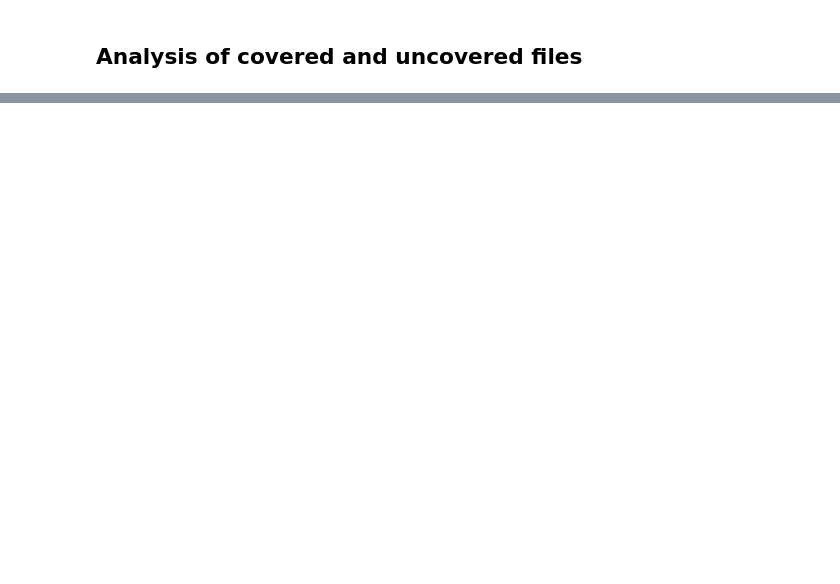
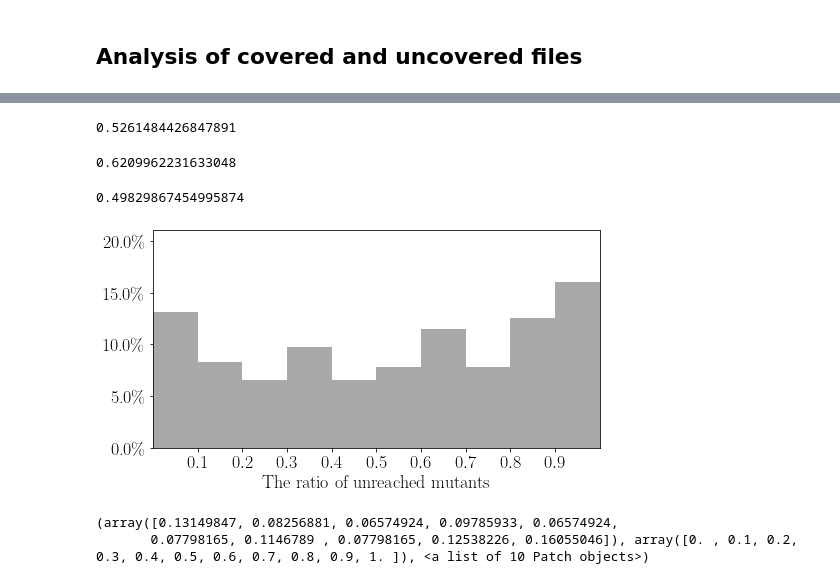
Before and after one commit to aaghamohammadi/PUMT, a Jupyter notebook: notebooks/analysis.ipynb, the cells around one changed output, grey strips where cells are left out. Saved outputs shown, nothing was run; the diff lists cells and outputs as text; code cells hidden in the pictures; blank space fills up the shorter version.

Commit message:
Add analysis notebook for creating distibution of unreached mutants

```diff
--- a/notebooks/analysis.ipynb
+++ b/notebooks/analysis.ipynb
@@ -226,0 +132,8 @@ all_df
+# %%
+li_test = []
+for file in test_files:
+    df = pd.read_csv(file)
+    df = df.replace('?',np.NaN)
+    df[df.columns[3:]] = df[df.columns[3:]].apply(pd.to_numeric)
+    df.dropna(inplace=True)
+    li_test.append(df)
@@ -226,0 +142,7 @@ all_df
+# %%
+def compute_the_ratio_of_uncovered(df):
+    return df[df['numExecuted']>0].shape[0]/df.shape[0]
+# %%
+all_ratio_uncovered = []
+for i in range(len(li)):
+    all_ratio_uncovered.append(compute_the_ratio_of_uncovered(li[i]))
@@ -226,0 +165,14 @@ all_df
+# %%
+np.mean(train_ratio_uncovered)
+# %% [output]
+0.5261484426847891
+# %%
+np.mean(valid_ratio_uncovered)
+# %% [output]
+0.6209962231633048
+# %%
+np.mean(test_ratio_uncovered)
+# %% [output]
+0.49829867454995874
+# %%
+n_bins = 10
@@ -226,0 +181,15 @@ all_df
+# %%
+fig, ax = plt.subplots(figsize=(8, 4))
+a = ax.hist(all_ratio_uncovered,cumulative=0, weights=np.ones(len(all_ratio_uncovered)) / len(all_ratio_uncovered), color='darkgrey', bins=n_bins)
+ax.yaxis.set_major_formatter(PercentFormatter(1))
+ax.set_xticks(np.arange(0.1,1,0.1))
+ax.set_xlabel("The ratio of unreached mutants")
+ax.set_xlim(0,1)
+ax.set_ylim(0,0.21)
+plt.show()
+fig.savefig("AllU.pdf", bbox_inches='tight')
+print(a)
+# %% [output]
+[figure, added]
+(array([0.13149847, 0.08256881, 0.06574924, 0.09785933, 0.06574924,
+       0.07798165, 0.1146789 , 0.07798165, 0.12538226, 0.16055046]), array([0. , 0.1, 0.2, 0.3, 0.4, 0.5, 0.6, 0.7, 0.8, 0.9, 1. ]), <a list of 10 Patch objects>)
```
Also changed, not shown: parts of 43 cells of this notebook.
